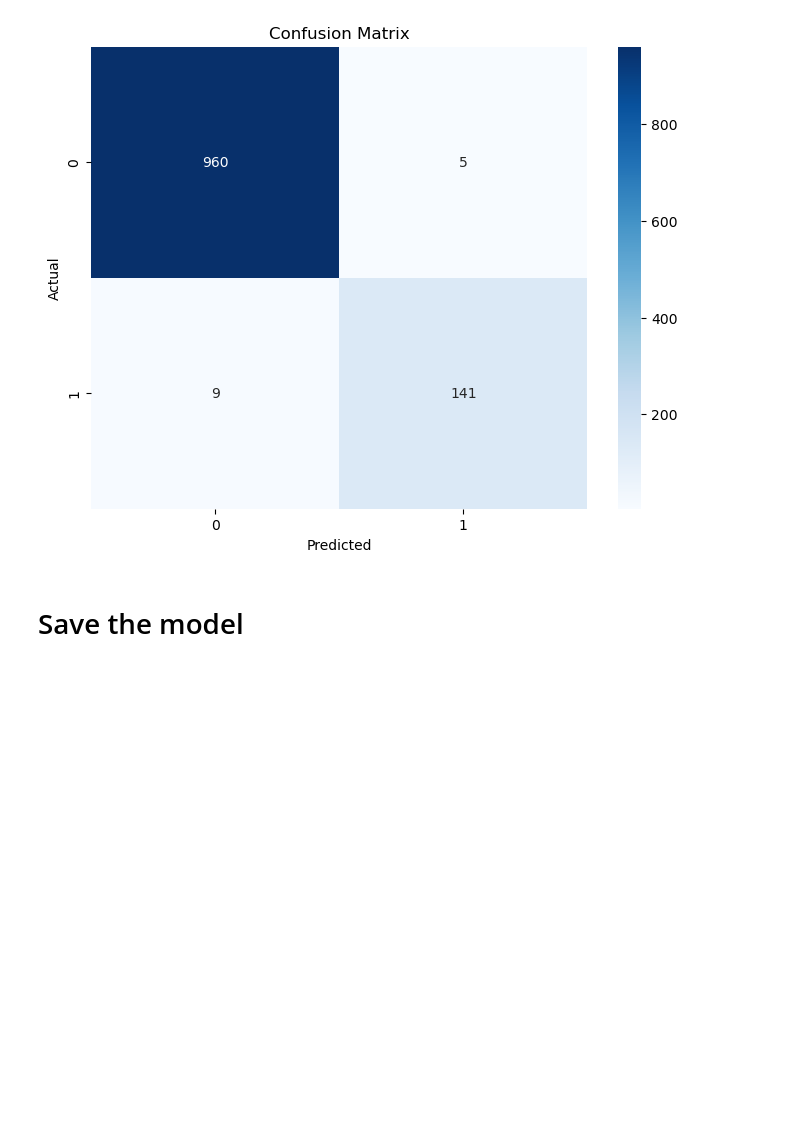
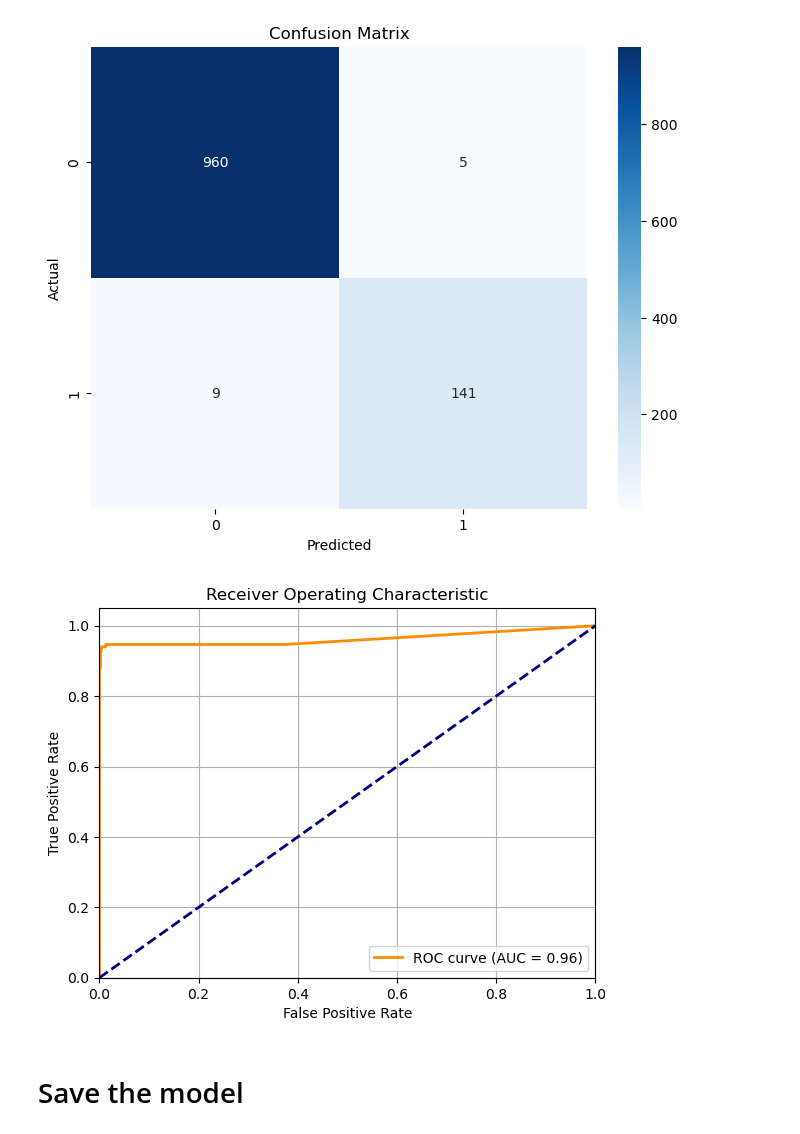
Before and after one commit to BrianAlexanderr/ML_Project, a Jupyter notebook: Train.ipynb, the cells around one changed output. Cells and saved outputs as stored; diff of their text form; code cells hidden in the pictures; blank space fills up the shorter version.

```diff
--- a/Train.ipynb
+++ b/Train.ipynb
@@ -144,6 +144,28 @@ plt.ylabel('Actual')
 plt.show()
 # %% [output]
 [figure]
+# %%
+from sklearn.metrics import roc_curve, auc
+
+y_score = model.predict_proba(X_test)[:, 1]
+
+fpr, tpr, _ = roc_curve(y_test, y_score, pos_label='spam')
+roc_auc = auc(fpr, tpr)
+
+# Plot the ROC curve
+plt.figure()
+plt.plot(fpr, tpr, color='darkorange', lw=2, label=f'ROC curve (AUC = {roc_auc:.2f})')
+plt.plot([0, 1], [0, 1], color='navy', lw=2, linestyle='--')  # Random classifier line
+plt.xlim([0.0, 1.0])
+plt.ylim([0.0, 1.05])
+plt.xlabel('False Positive Rate')
+plt.ylabel('True Positive Rate')
+plt.title('Receiver Operating Characteristic')
+plt.legend(loc="lower right")
+plt.grid(True)
+plt.show()
+# %% [output]
+[figure, added]
 # %% [markdown]
 # Save the model
 # %%
```
